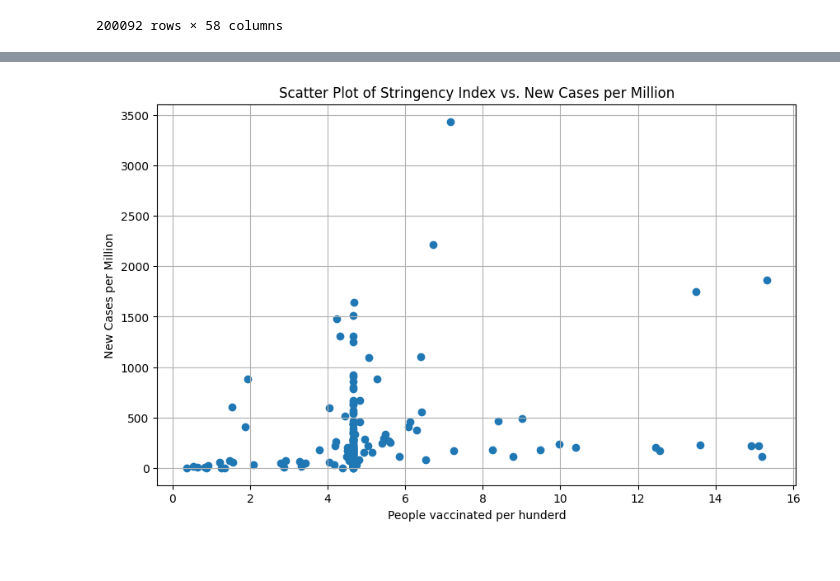
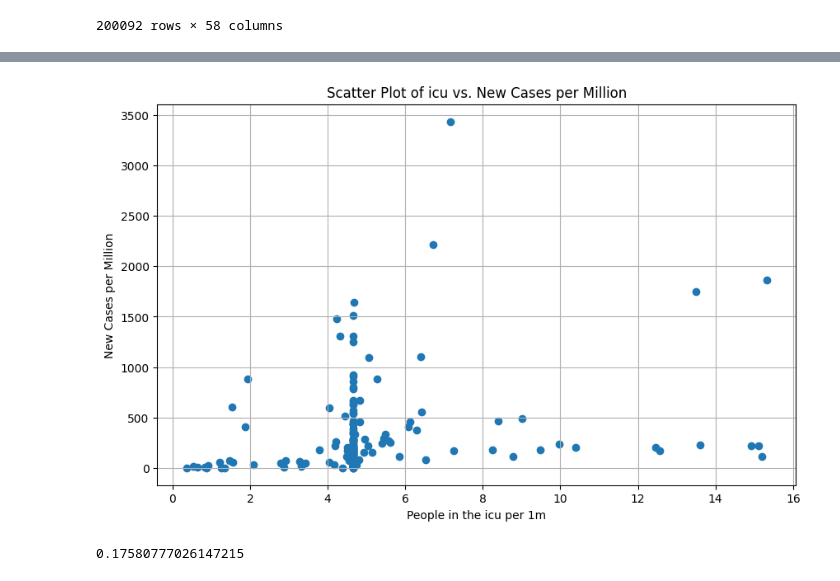
Before and after one commit to ArunKrishnan09/Covid-Analysis, a Jupyter notebook: Covid_analysis.ipynb, the cells around one changed output, grey strips where cells are left out. Drawn from its saved outputs; the diff is of its cells as text; code cells hidden in the pictures.

```diff
--- a/Covid_analysis.ipynb
+++ b/Covid_analysis.ipynb
@@ -852,10 +868,12 @@ weekly_admissions_icu_per_1m
 # %%
 plt.figure(figsize=(10, 6))
 plt.scatter(hosp_case[hosp_case["weekly_admissions_icu_per_1m"] < 30][["weekly_admissions_icu_per_1m", "year", "country"]].iloc[:, [0, 1, 2]].groupby(["year", "country"]).mean().reset_index()["weekly_admissions_icu_per_1m"], hosp_case[hosp_case["new_cases_per_million"] < 5000][["new_cases_per_million", "year", "country"]].iloc[:, [0, 1, 2]].groupby(["year", "country"]).mean().reset_index()["new_cases_per_million"])
-plt.xlabel('People vaccinated per hunderd')
+plt.xlabel('People in the icu per 1m')
 plt.ylabel('New Cases per Million')
-plt.title('Scatter Plot of Stringency Index vs. New Cases per Million')
+plt.title('Scatter Plot of icu vs. New Cases per Million')
 plt.grid(True)
 plt.show()
+print(hosp_case["weekly_admissions_icu_per_1m"].corr(hosp_case["new_cases_per_million"]))
 # %% [output]
-[figure, old version]
+[figure, new version]
+0.17580777026147215
```
Also changed, not shown: parts of 9 cells of this notebook.
